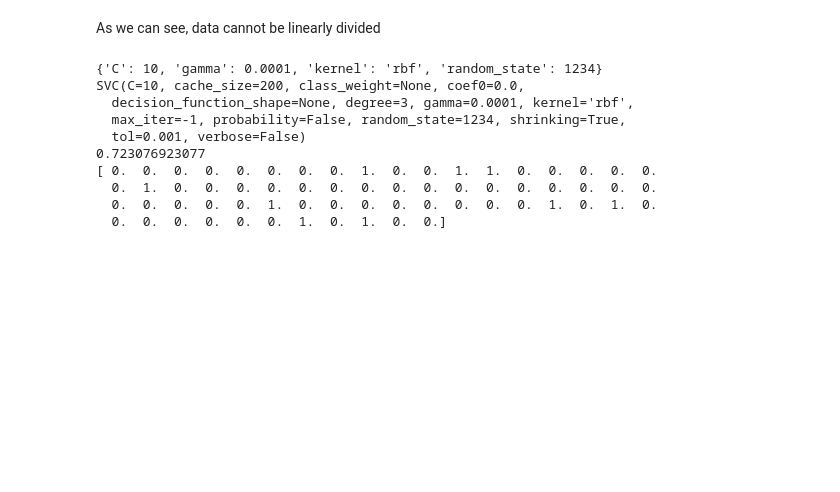
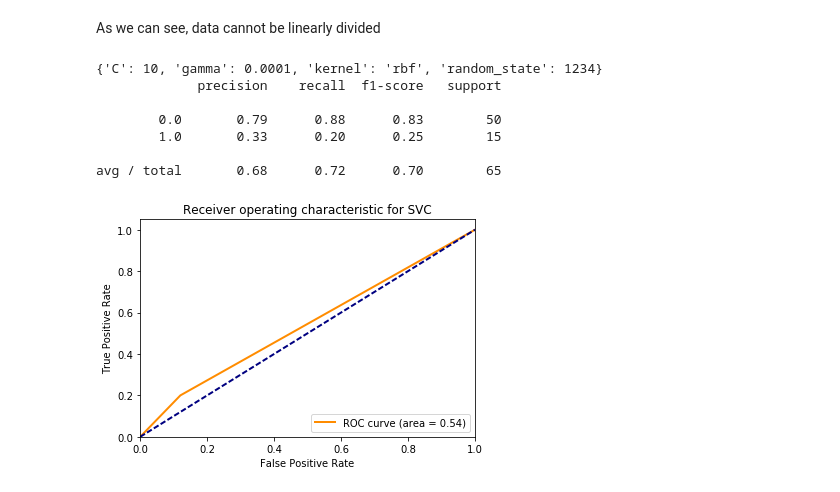
Before and after one commit to cheminfIBB/MM-diagnosis, a Jupyter notebook: SVM_classifier.ipynb, the cells around one changed output. Cells and saved outputs as stored; diff of their text form; code cells hidden in the pictures; blank space fills up the shorter version.

```diff
--- a/SVM_classifier.ipynb
+++ b/SVM_classifier.ipynb
@@ -84,27 +85,36 @@ print(accuracy_score(clf.predict(data_test_independent), data_test_dependent))
 As we can see, data cannot be linearly divided
 # %%
 grid_parameters = {
-    'C': [.000001, .00001, .0001, .001, .01, .1, 1, 10, 100, 1000, 10000, 100000],
+    'C': [.0001, .001, .01, .1, 1, 10, 100, 1000, 10000],
     'kernel': ['rbf', 'sigmoid'],
-    'gamma': [.0001, .001, .01, .1, 1, 10, 100, 1000, 10000],
+    'gamma': [.0001, .001, .01, .1, 1, 10],
     'random_state': [1234]
 }
 
 clf = GridSearchCV(svm.SVC(), grid_parameters, cv=5, scoring='recall')
 clf.fit(data_independent, data_dependent)
 
 print(clf.best_params_)
-print(clf.best_estimator_)
-print(accuracy_score(clf.predict(data_test_independent), data_test_dependent))
-print(clf.predict(data_test_independent))
+print(classification_report(data_test_dependent, clf.best_estimator_.predict(data_test_independent)))
+
+fpr, tpr, thresholds = roc_curve(data_test_dependent, clf.best_estimator_.predict(data_test_independent))
+#plt.figure()
+plt.plot(fpr, tpr, color='darkorange',
+         lw=2, label='ROC curve (area = %0.2f)' % auc(fpr, tpr))
+plt.plot([0, 1], [0, 1], color='navy', lw=2, linestyle='--')
+plt.xlim([0.0, 1.0])
+plt.ylim([0.0, 1.05])
+plt.xlabel('False Positive Rate')
+plt.ylabel('True Positive Rate')
+plt.title('Receiver operating characteristic for SVC')
+plt.legend(loc="lower right")
+plt.show()
 # %% [output]
 {'C': 10, 'gamma': 0.0001, 'kernel': 'rbf', 'random_state': 1234}
-SVC(C=10, cache_size=200, class_weight=None, coef0=0.0,
-  decision_function_shape=None, degree=3, gamma=0.0001, kernel='rbf',
-  max_iter=-1, probability=False, random_state=1234, shrinking=True,
-  tol=0.001, verbose=False)
-0.723076923077
-[ 0.  0.  0.  0.  0.  0.  0.  0.  1.  0.  0.  1.  1.  0.  0.  0.  0.  0.
-  0.  1.  0.  0.  0.  0.  0.  0.  0.  0.  0.  0.  0.  0.  0.  0.  0.  0.
-  0.  0.  0.  0.  0.  1.  0.  0.  0.  0.  0.  0.  0.  0.  1.  0.  1.  0.
-  0.  0.  0.  0.  0.  0.  1.  0.  1.  0.  0.]
+             precision    recall  f1-score   support
+
+        0.0       0.79      0.88      0.83        50
+        1.0       0.33      0.20      0.25        15
+
+avg / total       0.68      0.72      0.70        65
+[figure, added]
```
Also changed, not shown: parts of 1 cell of this notebook.
